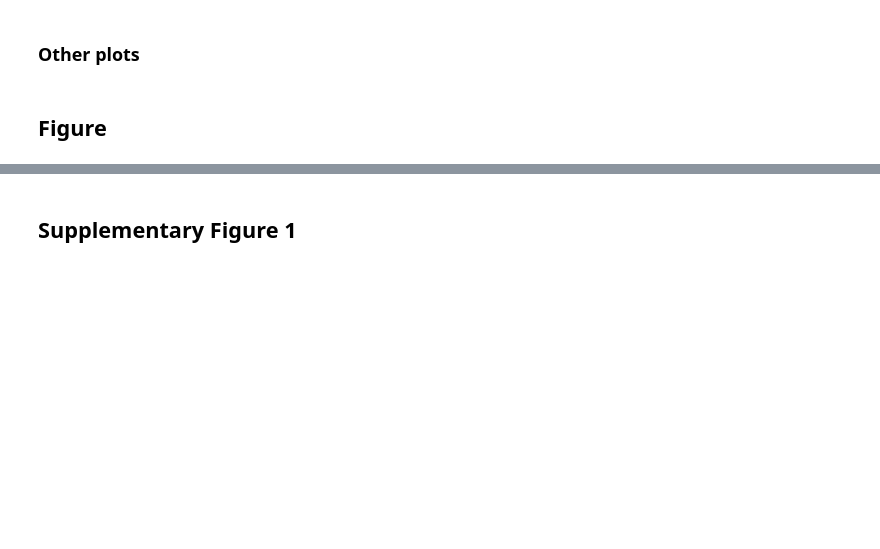
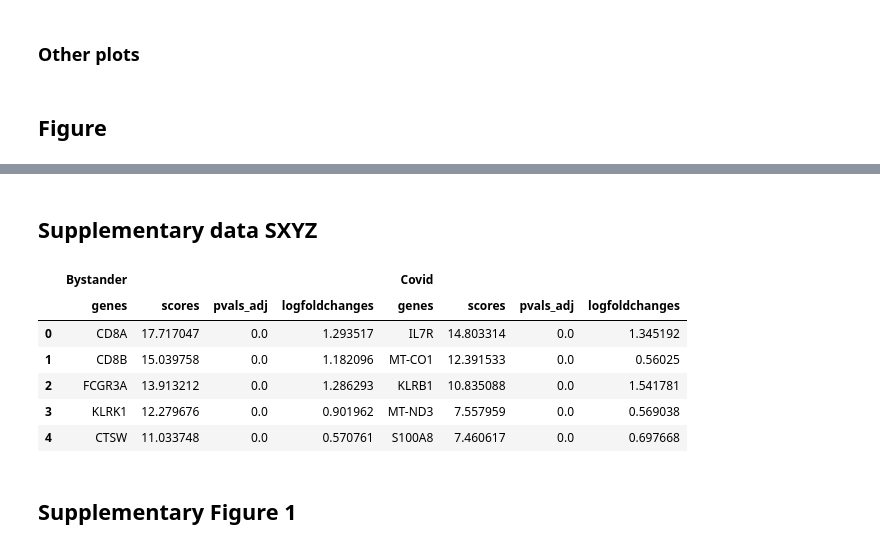
Before and after one commit to SchubertLab/mvTCR_reproducibility, a Jupyter notebook: figure_code/Figure_2_sars_cov.ipynb, the cells around one changed output, grey strips where cells are left out. Saved outputs shown, nothing was run; the diff lists cells and outputs as text; code cells hidden in the pictures; blank space fills up the shorter version.

```diff
--- a/figure_code/Figure_2_sars_cov.ipynb
+++ b/figure_code/Figure_2_sars_cov.ipynb
@@ -456,3 +557,36 @@ The is_first_col function was deprecated in Matplotlib 3.4 and will be removed t
+# %% [markdown]
+## Supplementary data SXYZ
+# %%
+content = {}
+
+multi_index = []
+for group in ['Bystander', 'Covid']:
+    idx = np.logical_and(adata.uns['rank_genes_groups']['pvals_adj'][group] <=0.05,
+                         adata.uns['rank_genes_groups']['logfoldchanges'][group] >=0.25)
+    for info in ['names', 'scores', 'pvals_adj', 'logfoldchanges']:
+        content[f'{group}_{info}'] = adata.uns['rank_genes_groups'][info][group][idx].tolist()
+
+        info_tmp = info if info!='names' else 'genes'
+        multi_index.append((group, info_tmp))
+
+max_len = max([len(col) for col in content.values()])
+for k, v in content.items():
+    content[k] = v + [''] * (max_len-len(v))
+
+multi_index = pd.MultiIndex.from_tuples(multi_index)
+
+df_gene_ranking = pd.DataFrame(data=content)
+df_gene_ranking = pd.DataFrame(df_gene_ranking.values, columns=multi_index)
+df_gene_ranking.to_csv('../results/fig02_haniffa_degs.csv')
+df_gene_ranking.head()
+# %% [output]
+|  | Bystander |  |  |  | Covid |  |  |  |
+|  | genes | scores | pvals_adj | logfoldchanges | genes | scores | pvals_adj | logfoldchanges |
+| 0 | CD8A | 17.717047 | 0.0 | 1.293517 | IL7R | 14.803314 | 0.0 | 1.345192 |
+| 1 | CD8B | 15.039758 | 0.0 | 1.182096 | MT-CO1 | 12.391533 | 0.0 | 0.56025 |
+| 2 | FCGR3A | 13.913212 | 0.0 | 1.286293 | KLRB1 | 10.835088 | 0.0 | 1.541781 |
+| 3 | KLRK1 | 12.279676 | 0.0 | 0.901962 | MT-ND3 | 7.557959 | 0.0 | 0.569038 |
+| 4 | CTSW | 11.033748 | 0.0 | 0.570761 | S100A8 | 7.460617 | 0.0 | 0.697668 |
 # %% [markdown]
 ## Supplementary Figure 1
 # %%
```
Also changed, not shown: parts of 33 cells of this notebook, 1 other file.
